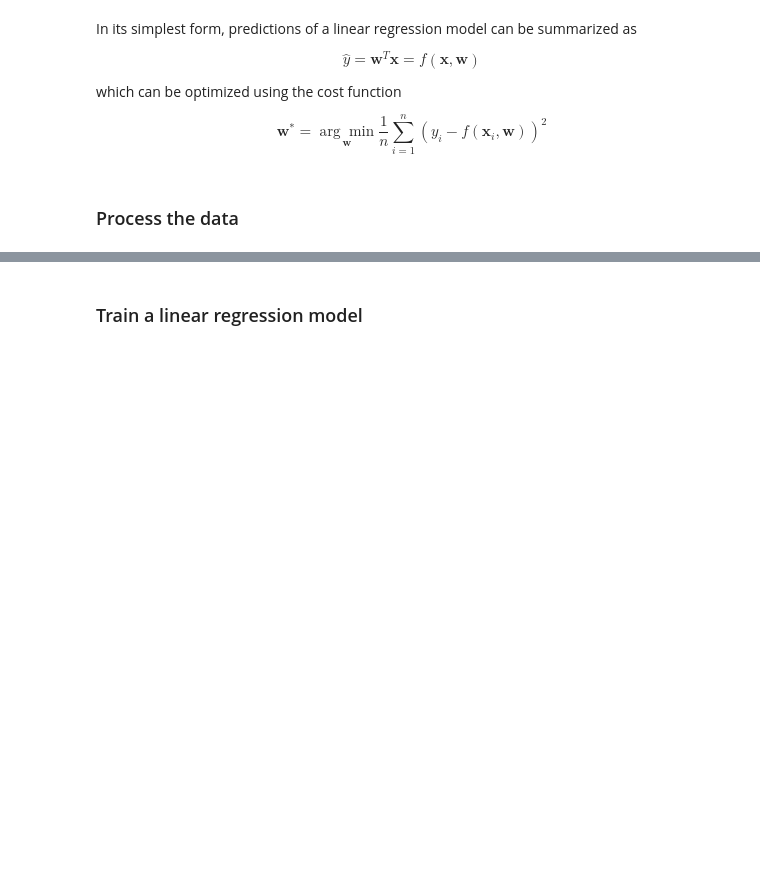
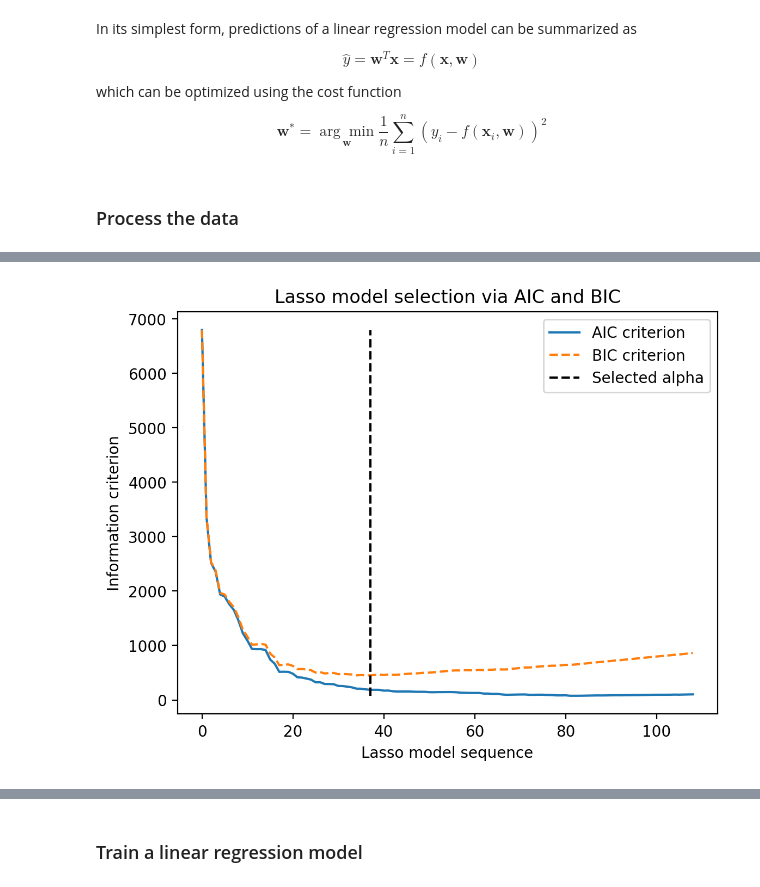
Before and after one commit to CamiloMartinezM/ml-healthcare-project, a Jupyter notebook: original.ipynb, the cells around one changed output, grey strips where cells are left out. Cells and saved outputs as stored; diff of their text form; code cells hidden in the pictures; blank space fills up the shorter version.

```diff
--- a/original.ipynb
+++ b/original.ipynb
@@ -90,0 +304,21 @@ Labels have shape (15000,) features have shape (15000, 108)
+# %%
+import matplotlib.pyplot as plt
+
+plt.figure()
+plt.plot(aic_criterion, color="tab:blue", label="AIC criterion")
+plt.plot(bic_criterion, color="tab:orange", label="BIC criterion", linestyle="--")
+plt.vlines(
+    index_alpha_path_bic,
+    aic_criterion.min(),
+    aic_criterion.max(),
+    color="black",
+    linestyle="--",
+    label="Selected alpha",
+)
+plt.legend()
+plt.ylabel("Information criterion")
+plt.xlabel("Lasso model sequence")
+_ = plt.title("Lasso model selection via AIC and BIC")
+plt.show()
+# %% [output]
+[figure, added]
```
Also changed, not shown: parts of 17 cells of this notebook, 17 other files.
